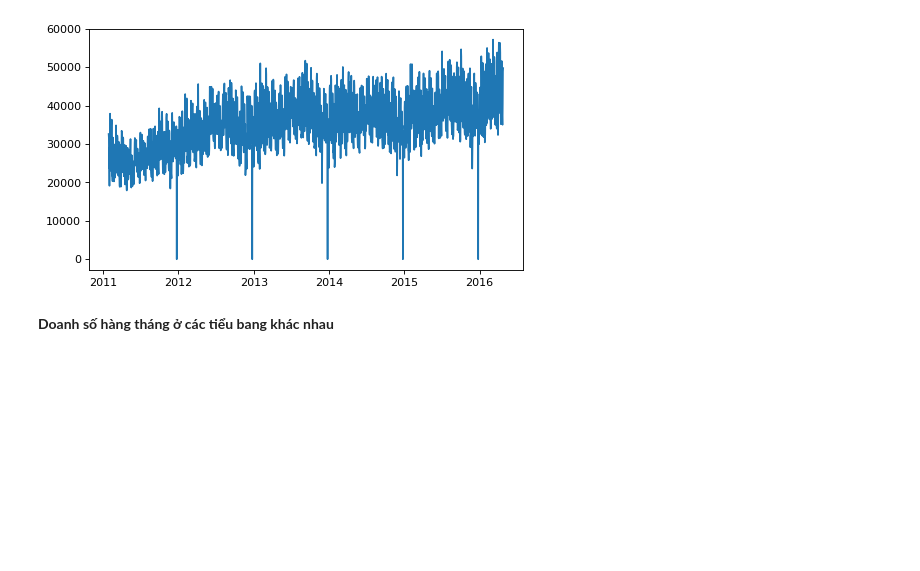
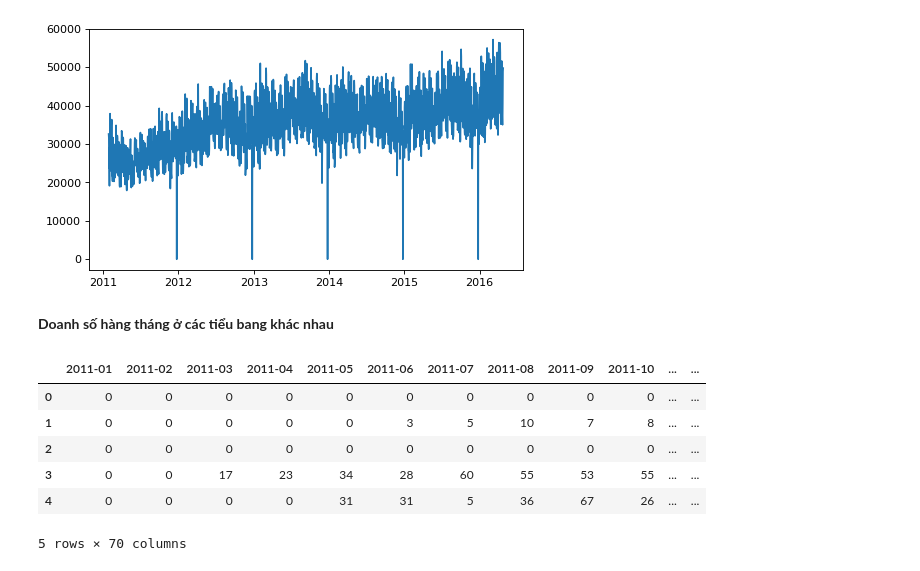
Before and after one commit to HienNguyenMinh/PythonAssignment, a Jupyter notebook: BaiTap2.ipynb, the cells around one changed output. Drawn from its saved outputs; the diff is of its cells as text; code cells hidden in the pictures; blank space fills up the shorter version.

```diff
--- a/BaiTap2.ipynb
+++ b/BaiTap2.ipynb
@@ -129,8 +129,15 @@ plt.show()
 # %% [markdown]
 **Doanh số hàng tháng ở các tiểu bang khác nhau**
 # %%
-X = sale2
-X = X.groupby(X.columns.map(lambda x : x if type(x) == str else x.strftime('%Y-%m')),axis=1).sum()
-for c in ((X.columns)[:-6]):
-    x= datetime.datetime.strptime(c, '%Y-%m').date()
-    X.rename(columns={c:x},inplace=True)
+sale2_temp = sale2
+#Nhóm các cột cùng tháng cùng năm và tính tổng doanh số của tháng
+sale2_temp = sale2_temp.groupby(sale2_temp.columns.map(lambda x : x if type(x) == str else x.strftime('%Y-%m')),axis=1).sum()
+sale2_temp.head()
+# %% [output]
+|  | 2011-01 | 2011-02 | 2011-03 | 2011-04 | 2011-05 | 2011-06 | 2011-07 | 2011-08 | 2011-09 | 2011-10 | ... | ... |
+| 0 | 0 | 0 | 0 | 0 | 0 | 0 | 0 | 0 | 0 | 0 | ... | ... |
+| 1 | 0 | 0 | 0 | 0 | 0 | 3 | 5 | 10 | 7 | 8 | ... | ... |
+| 2 | 0 | 0 | 0 | 0 | 0 | 0 | 0 | 0 | 0 | 0 | ... | ... |
+| 3 | 0 | 0 | 17 | 23 | 34 | 28 | 60 | 55 | 53 | 55 | ... | ... |
+| 4 | 0 | 0 | 0 | 0 | 31 | 31 | 5 | 36 | 67 | 26 | ... | ... |
+5 rows × 70 columns
```
Also changed, not shown: parts of 2 cells of this notebook.
